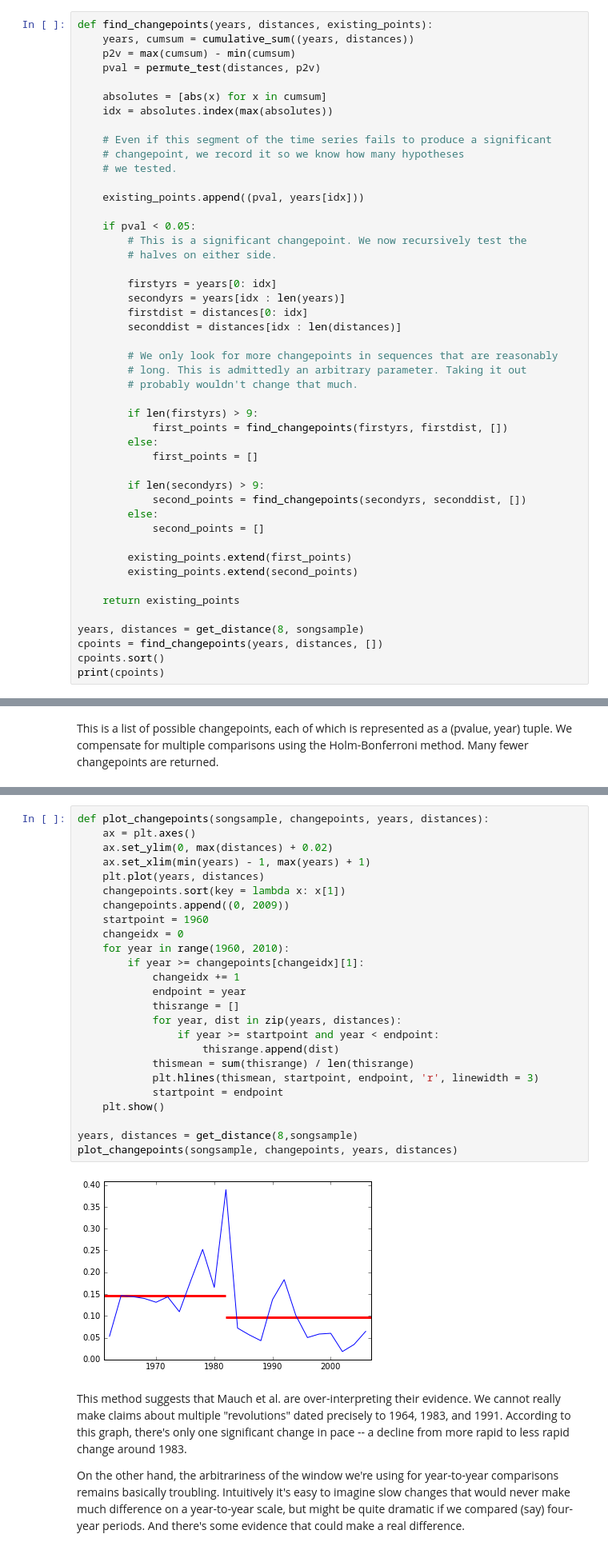
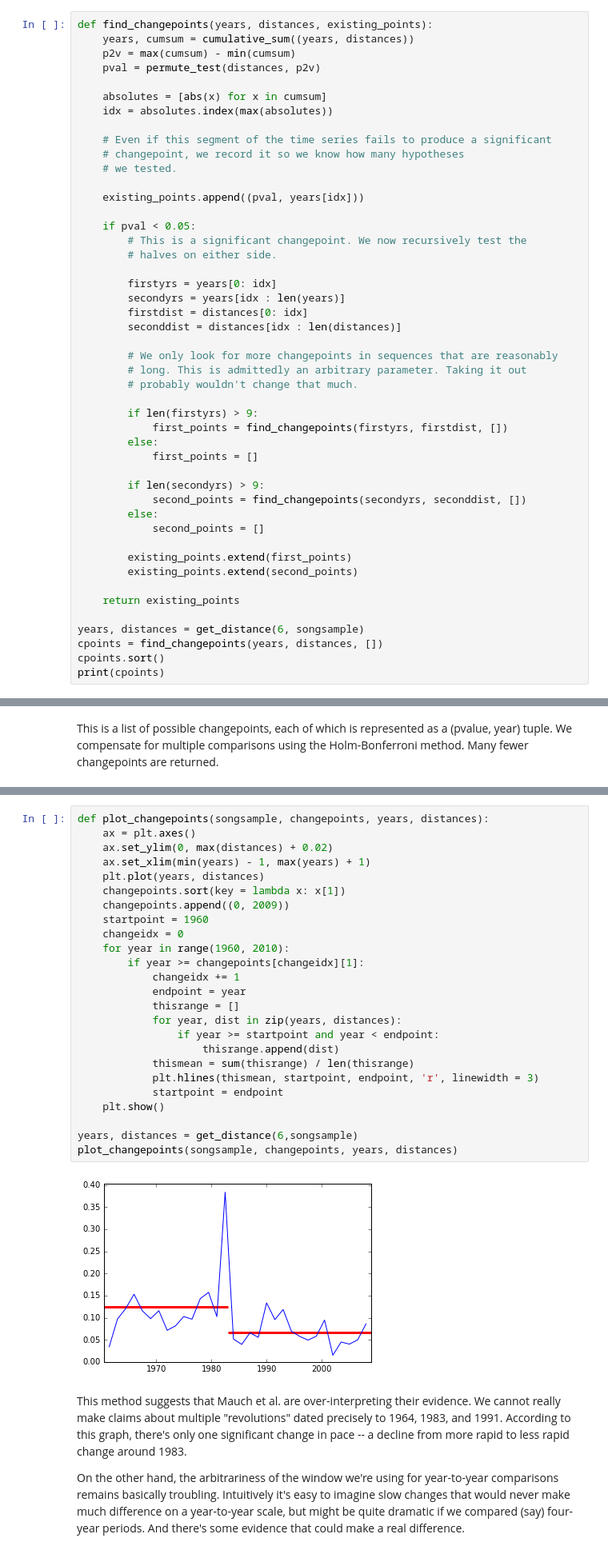
Before and after one commit to tedunderwood/changepoint, a Jupyter notebook: changepoint.ipynb, the cells around one changed output, grey strips where cells are left out. Shown at 80% size. Drawn from its saved outputs; the diff is of its cells as text.

```diff
--- a/changepoint.ipynb
+++ b/changepoint.ipynb
@@ -280,7 +280,7 @@ def find_changepoints(years, distances, existing_points):
 
     return existing_points
 
-years, distances = get_distance(8, songsample)
+years, distances = get_distance(6, songsample)
 cpoints = find_changepoints(years, distances, [])
 cpoints.sort()
 print(cpoints)
@@ -318,30 +318,30 @@ Now we can use those changepoints to divide periods where the pace of change is
 # %%
 def plot_changepoints(songsample, changepoints, years, distances):
     ax = plt.axes()
     ax.set_ylim(0, max(distances) + 0.02)
     ax.set_xlim(min(years) - 1, max(years) + 1)
     plt.plot(years, distances)
     changepoints.sort(key = lambda x: x[1])
     changepoints.append((0, 2009))
     startpoint = 1960
     changeidx = 0
     for year in range(1960, 2010):
         if year >= changepoints[changeidx][1]:
             changeidx += 1
             endpoint = year
             thisrange = []
             for year, dist in zip(years, distances):
                 if year >= startpoint and year < endpoint:
                     thisrange.append(dist)
             thismean = sum(thisrange) / len(thisrange)
             plt.hlines(thismean, startpoint, endpoint, 'r', linewidth = 3)
             startpoint = endpoint
     plt.show()
 
-years, distances = get_distance(8,songsample)
+years, distances = get_distance(6,songsample)
 plot_changepoints(songsample, changepoints, years, distances)
 # %% [output]
-[figure, old version]
+[figure, new version]
 # %% [markdown]
 This method suggests that Mauch et al. are over-interpreting their evidence. We cannot really make claims about multiple "revolutions" dated precisely to 1964, 1983, and 1991. According to this graph, there's only one significant change in pace -- a decline from more rapid to less rapid change around 1983.
 
```
Also changed, not shown: parts of 3 cells of this notebook.
